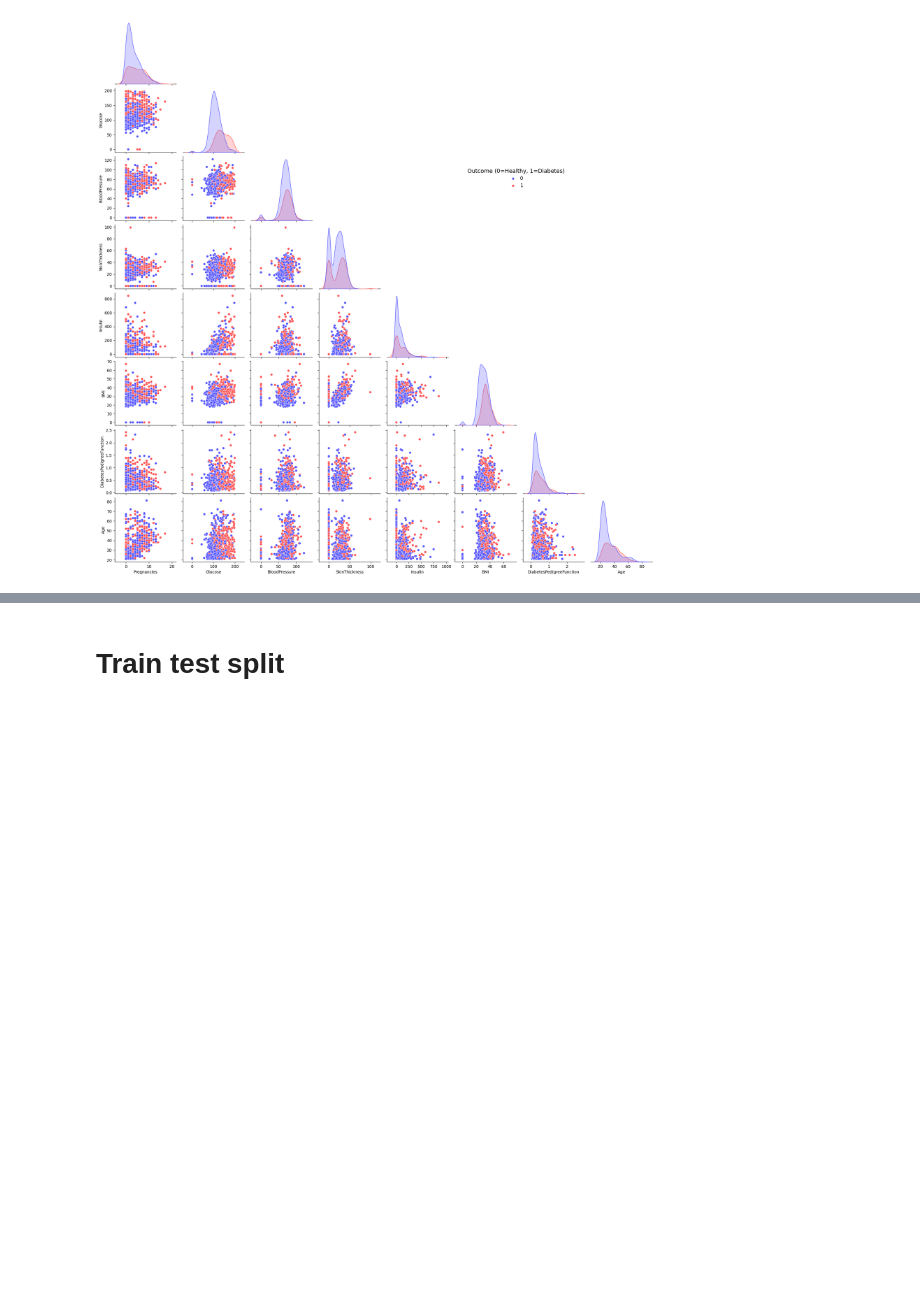
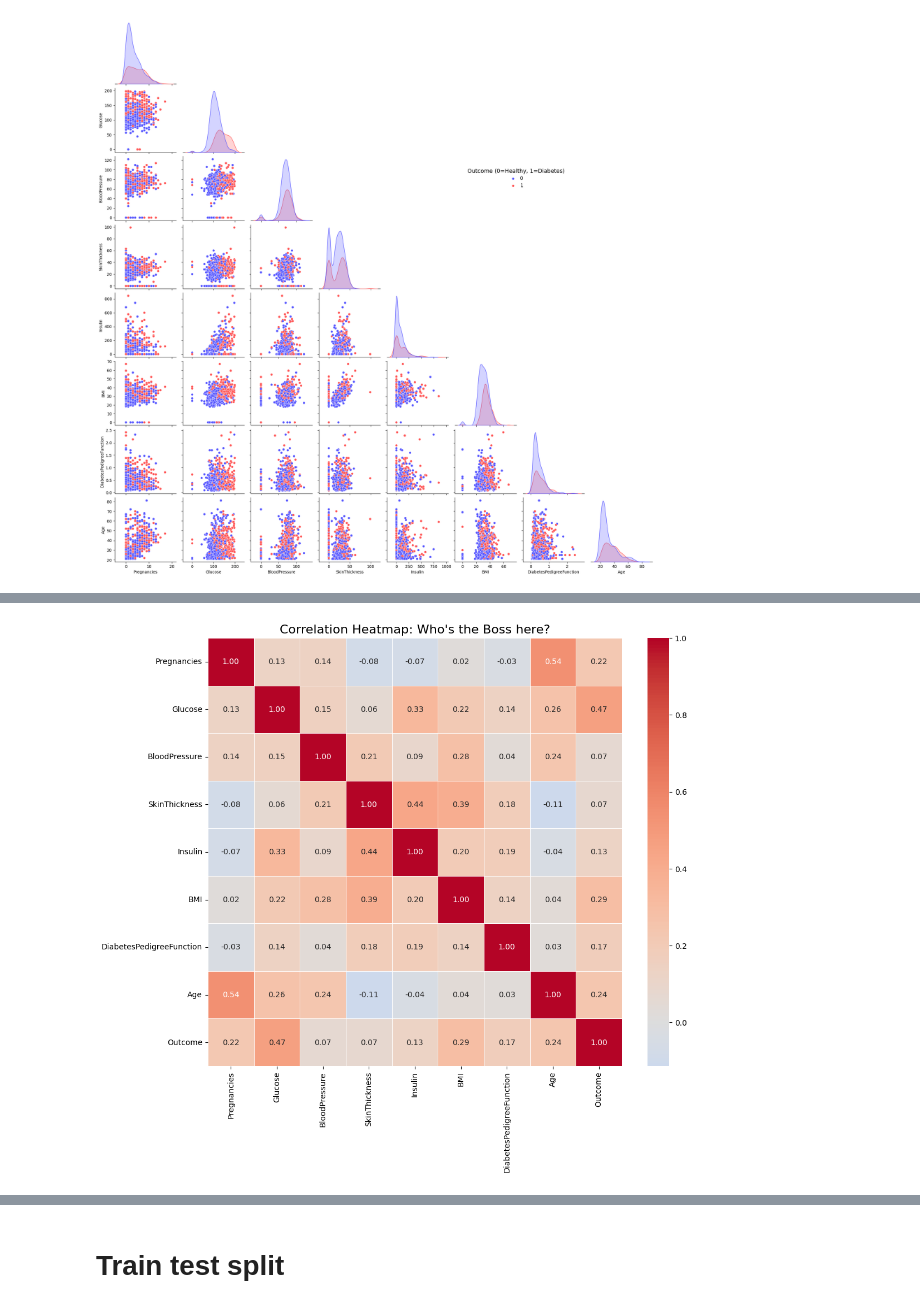
Before and after one commit to avvv-ml-prep-materials/a_nf_0022_ds-diabetes-challenge, a Jupyter notebook: 2_Diabetes_Challenge_WiP2.ipynb, the cells around one changed output, grey strips where cells are left out. Drawn from its saved outputs; the diff is of its cells as text; code cells hidden in the pictures; blank space fills up the shorter version.

```diff
--- a/2_Diabetes_Challenge_WiP2.ipynb
+++ b/2_Diabetes_Challenge_WiP2.ipynb
@@ -383,0 +415,17 @@ plt.show()
+# %%
+# Считаем матрицу корреляции
+corr_matrix = data.corr()
+
+# Настраиваем размер, чтобы всё влезло
+plt.figure(figsize=(12, 10))
+
+# Рисуем хитмап
+# annot=True — чтобы цифры были внутри квадратиков
+# cmap='coolwarm' — синий (холодно, минус), красный (горячо, плюс)
+# fmt=".2f" — округляем до двух знаков после запятой
+sns.heatmap(corr_matrix, annot=True, fmt=".2f", cmap='coolwarm', center=0, linewidths=0.5)
+
+plt.title("Correlation Heatmap: Who's the Boss here?", fontsize=16)
+plt.show()
+# %% [output]
+[figure, added]
```
Also changed, not shown: parts of 4 cells of this notebook.
